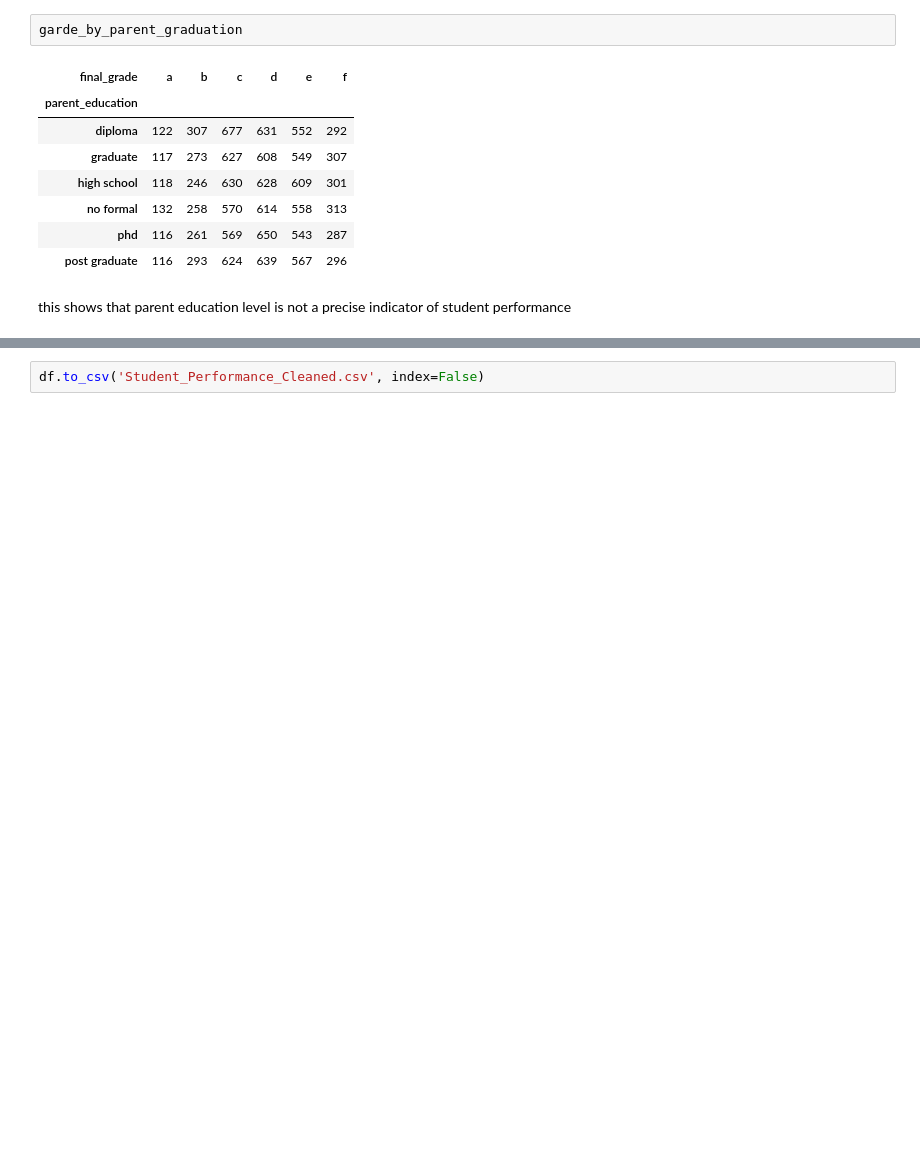
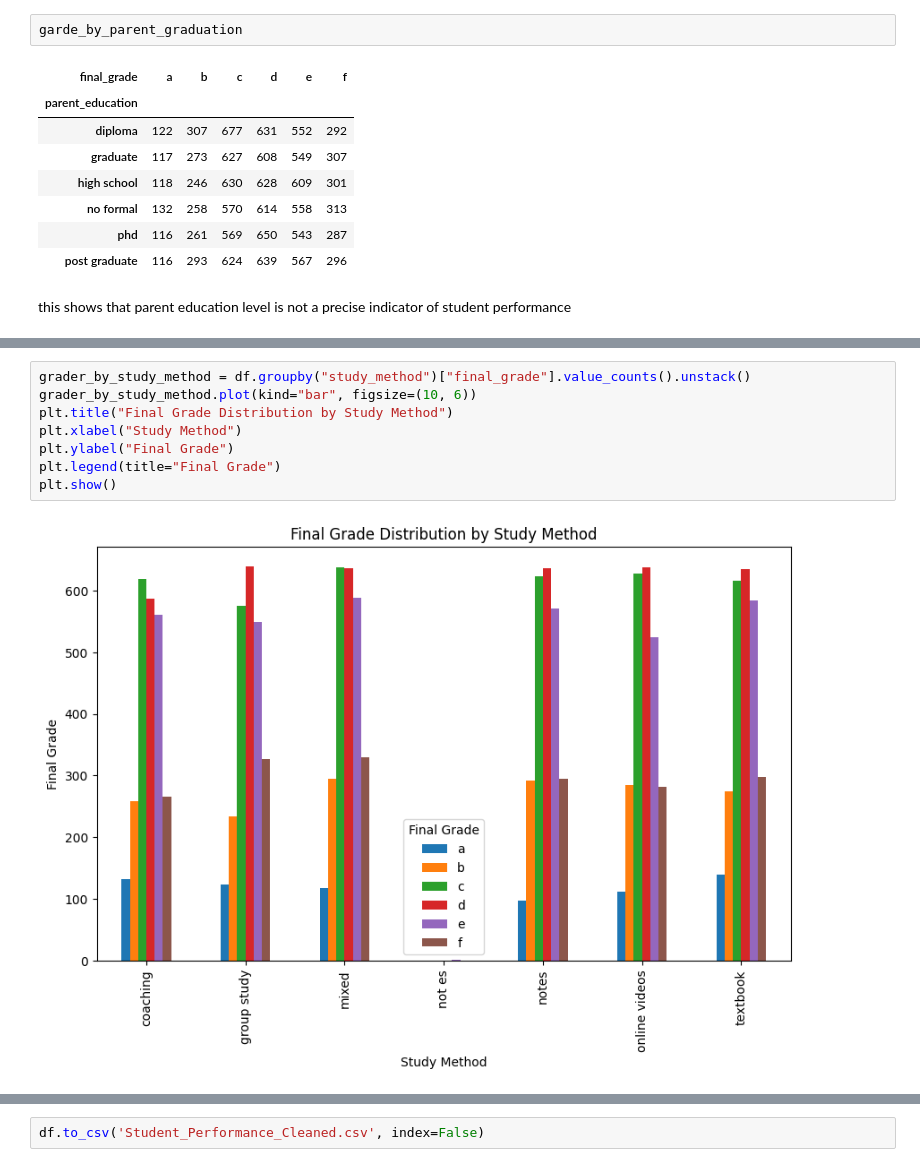
Before and after one commit to iiFouzi/Student-Preformance-Analysis, a Jupyter notebook: code/Student_analysis.ipynb, the cells around one changed output, grey strips where cells are left out. Cells and saved outputs as stored; diff of their text form; blank space fills up the shorter version.

```diff
--- a/code/Student_analysis.ipynb
+++ b/code/Student_analysis.ipynb
@@ -290,0 +311,10 @@ this shows that parent education level is not a precise indicator of student per
+# %%
+grader_by_study_method = df.groupby("study_method")["final_grade"].value_counts().unstack()
+grader_by_study_method.plot(kind="bar", figsize=(10, 6))
+plt.title("Final Grade Distribution by Study Method")
+plt.xlabel("Study Method")
+plt.ylabel("Final Grade")
+plt.legend(title="Final Grade")
+plt.show()
+# %% [output]
+[figure, added]
```
Also changed, not shown: parts of 6 cells of this notebook.
